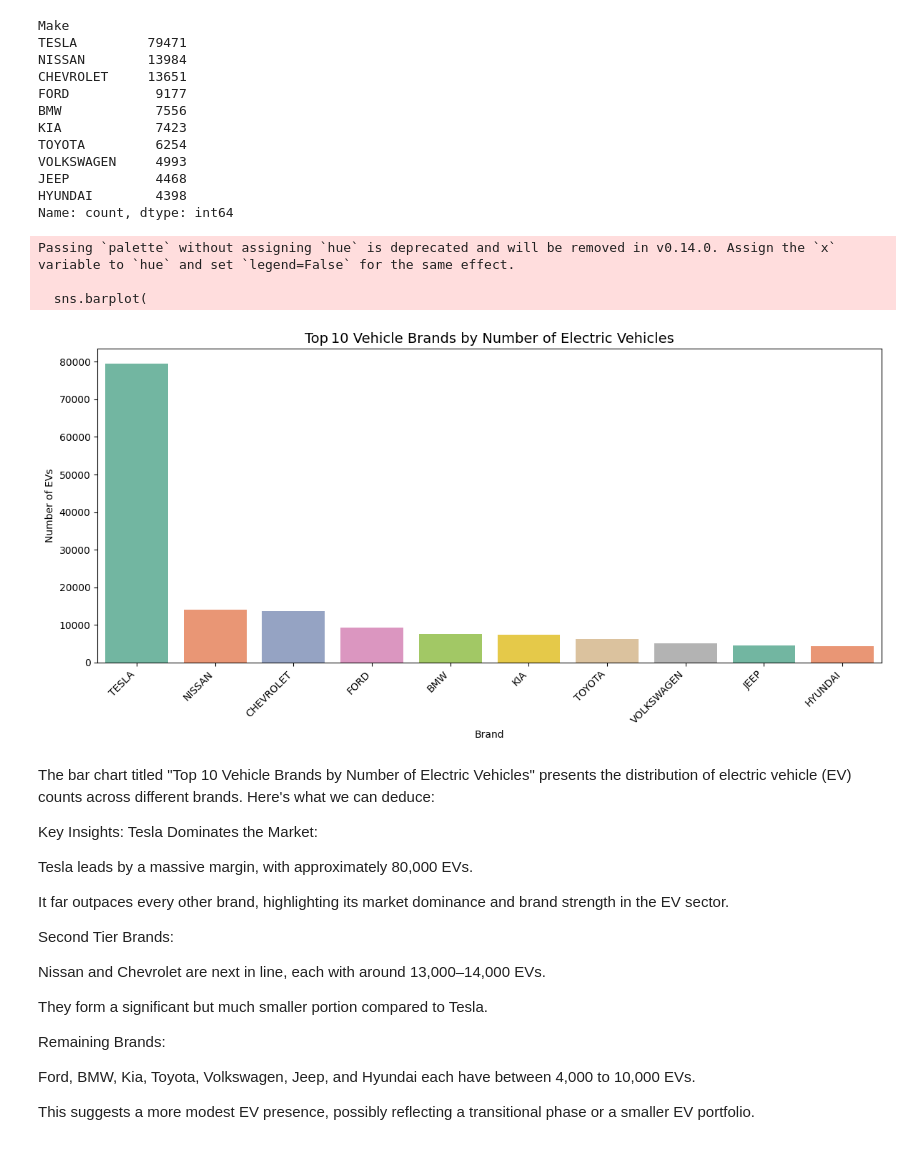
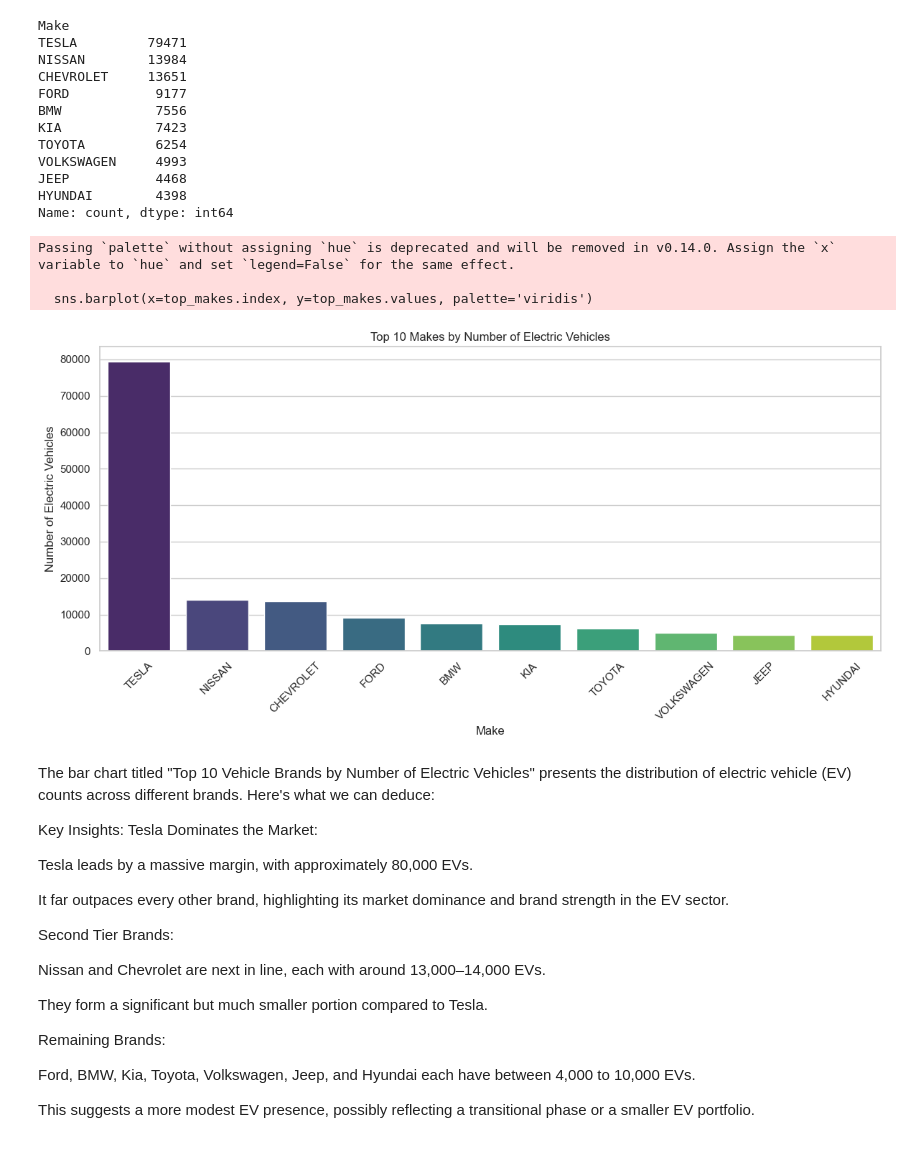
Before and after one commit to Ann-Tonina/Electric-Vehicles-population-2024-Analysis, a Jupyter notebook: EVpopulation Analysis.ipynb, the cells around one changed output. Cells and saved outputs as stored; diff of their text form; code cells hidden in the pictures.

```diff
--- a/EVpopulation Analysis.ipynb
+++ b/EVpopulation Analysis.ipynb
@@ -856,46 +821,24 @@ VOLKSWAGEN     4993
 JEEP           4468
 HYUNDAI        4398
 Name: count, dtype: int64
-# %%
-# Re‑create the Series you provided
-top_brands = pd.Series(
-    {
-        "TESLA": 79471,
-        "NISSAN": 13984,
-        "CHEVROLET": 13651,
-        "FORD": 9177,
-        "BMW": 7556,
-        "KIA": 7423,
-        "TOYOTA": 6254,
-        "VOLKSWAGEN": 4993,
-        "JEEP": 4468,
-        "HYUNDAI": 4398,
-    },
-    name="EV_Count",
-)
-
-# Convert to a DataFrame so seaborn can read columns
-df_plot = top_brands.reset_index().rename(columns={"index": "Brand"})
-
-# Draw the bar plot
-plt.figure(figsize=(12, 6))
-sns.barplot(
-    data=df_plot,
-    x="Brand",
-    y="EV_Count",
-    palette=sns.color_palette("Set2", len(df_plot)),  # optional colour scheme
-)
-plt.title("Top 10 Vehicle Brands by Number of Electric Vehicles", fontsize=14)
-plt.xlabel("Brand")
-plt.ylabel("Number of EVs")
-plt.xticks(rotation=45, ha="right")
-plt.tight_layout()
-plt.show()
-# %% [output]
-Passing `palette` without assigning `hue` is deprecated and will be removed in v0.14.0. Assign the `x` variable to `hue` and set `legend=False` for the same effect.
-
-  sns.barplot(
-[figure, removed]
+# %%
+# Count EVs per Make
+top_makes = df['Make'].value_counts().nlargest(10)
+
+# Plotting
+plt.figure(figsize=(12, 6))
+sns.barplot(x=top_makes.index, y=top_makes.values, palette='viridis')
+plt.title('Top 10 Makes by Number of Electric Vehicles')
+plt.xlabel('Make')
+plt.ylabel('Number of Electric Vehicles')
+plt.xticks(rotation=45)
+plt.tight_layout()
+plt.show()
+# %% [output]
+Passing `palette` without assigning `hue` is deprecated and will be removed in v0.14.0. Assign the `x` variable to `hue` and set `legend=False` for the same effect.
+
+  sns.barplot(x=top_makes.index, y=top_makes.values, palette='viridis')
+[figure, added]
 # %% [markdown]
 The bar chart titled "Top 10 Vehicle Brands by Number of Electric Vehicles" presents the distribution of electric vehicle (EV) counts across different brands. Here's what we can deduce:
 
```
Also changed, not shown: parts of 10 cells of this notebook.
